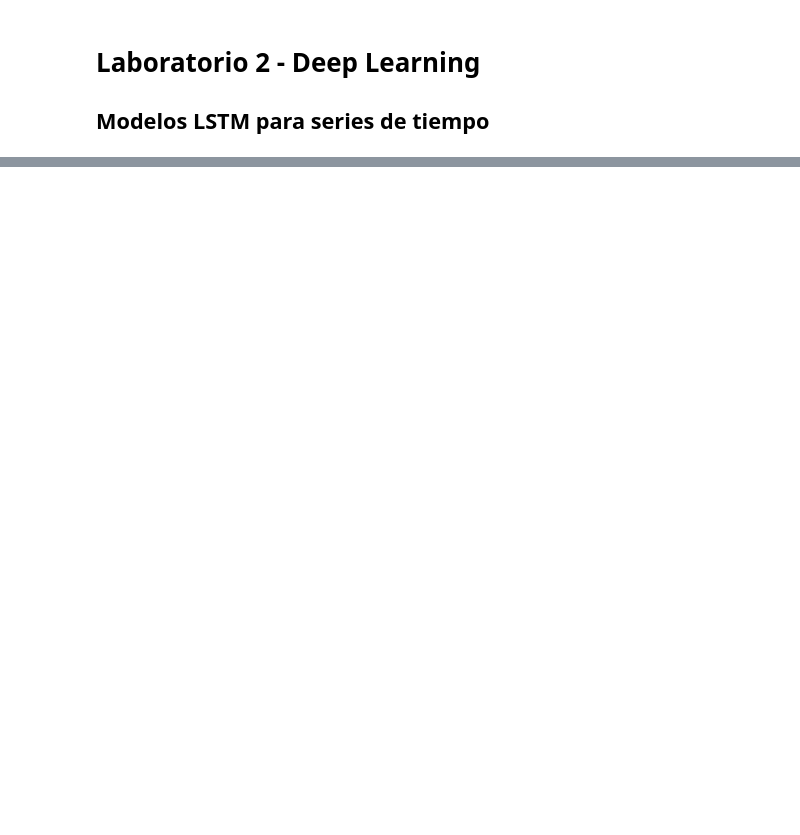
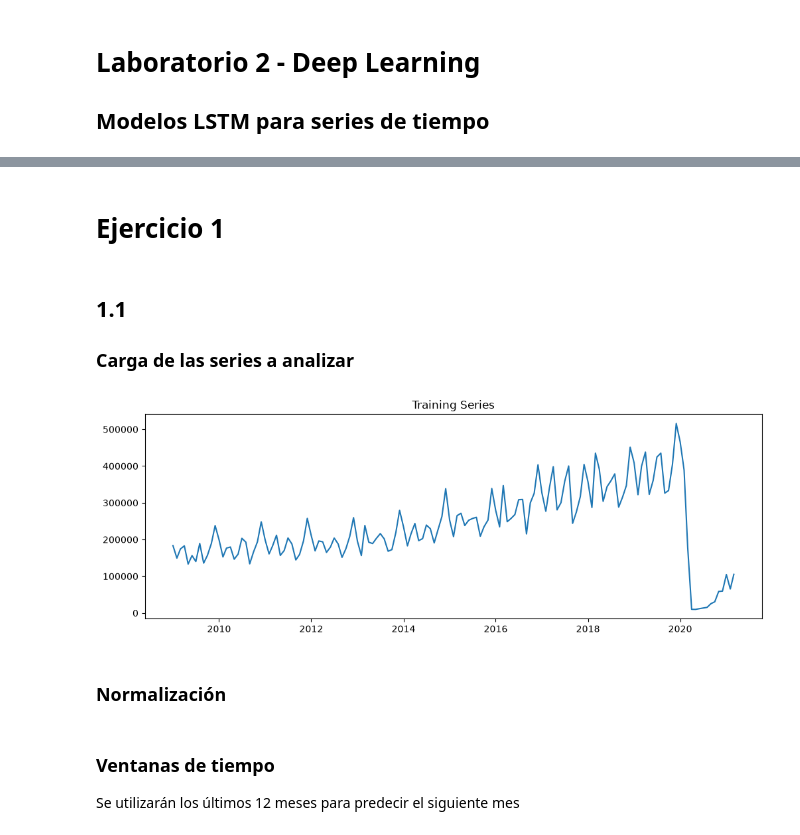
Before and after one commit to donadito/Laboratorio-2-SERIES-DE-TIEMPO, a Jupyter notebook: Laboratorio2.ipynb, the cells around one changed output, grey strips where cells are left out. Saved outputs shown, nothing was run; the diff lists cells and outputs as text; code cells hidden in the pictures; blank space fills up the shorter version.

```diff
--- a/Laboratorio2.ipynb
+++ b/Laboratorio2.ipynb
@@ -16,0 +15,29 @@ ModuleNotFoundError: No module named 'tensorflow'
+# %% [markdown]
+# Ejercicio 1
+# %% [markdown]
+## 1.1
+### Carga de las series a analizar
+# %%
+train = pd.read_csv(
+    "total_train.csv",
+    index_col=0,
+    parse_dates=True
+)
+
+test = pd.read_csv(
+    "total_test.csv",
+    index_col=0,
+    parse_dates=True
+)
+
+train = train["viajeros"]
+test = test["viajeros"]
+# %%
+plt.figure(figsize=(12,4))
+plt.plot(train)
+plt.title("Training Series")
+plt.show()
+# %% [output]
+[figure, added]
+# %% [markdown]
+### Normalización
@@ -16,0 +49,3 @@ ModuleNotFoundError: No module named 'tensorflow'
+# %% [markdown]
+### Ventanas de tiempo
+Se utilizarán los últimos 12 meses para predecir el siguiente mes
```
Also changed, not shown: parts of 17 cells of this notebook.
